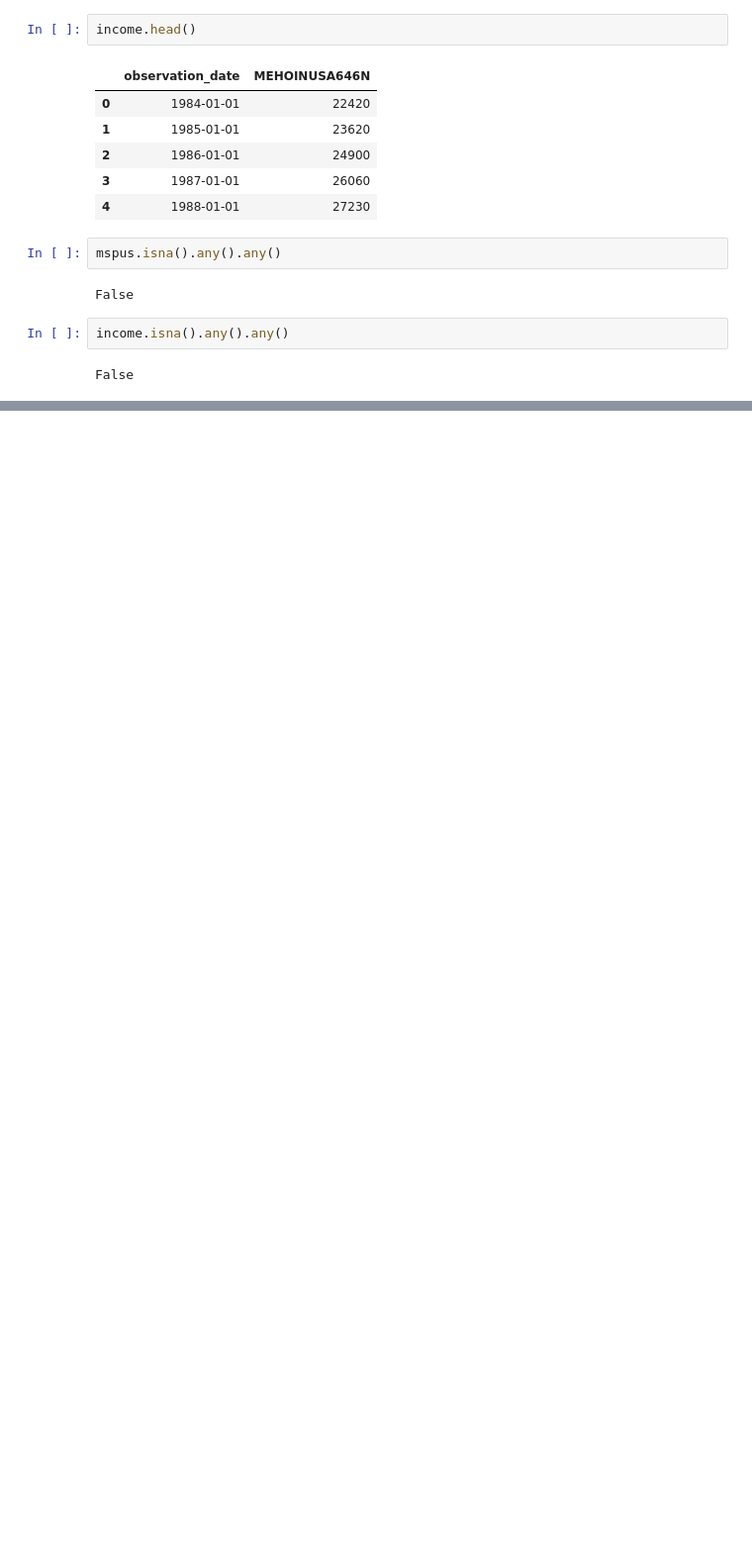
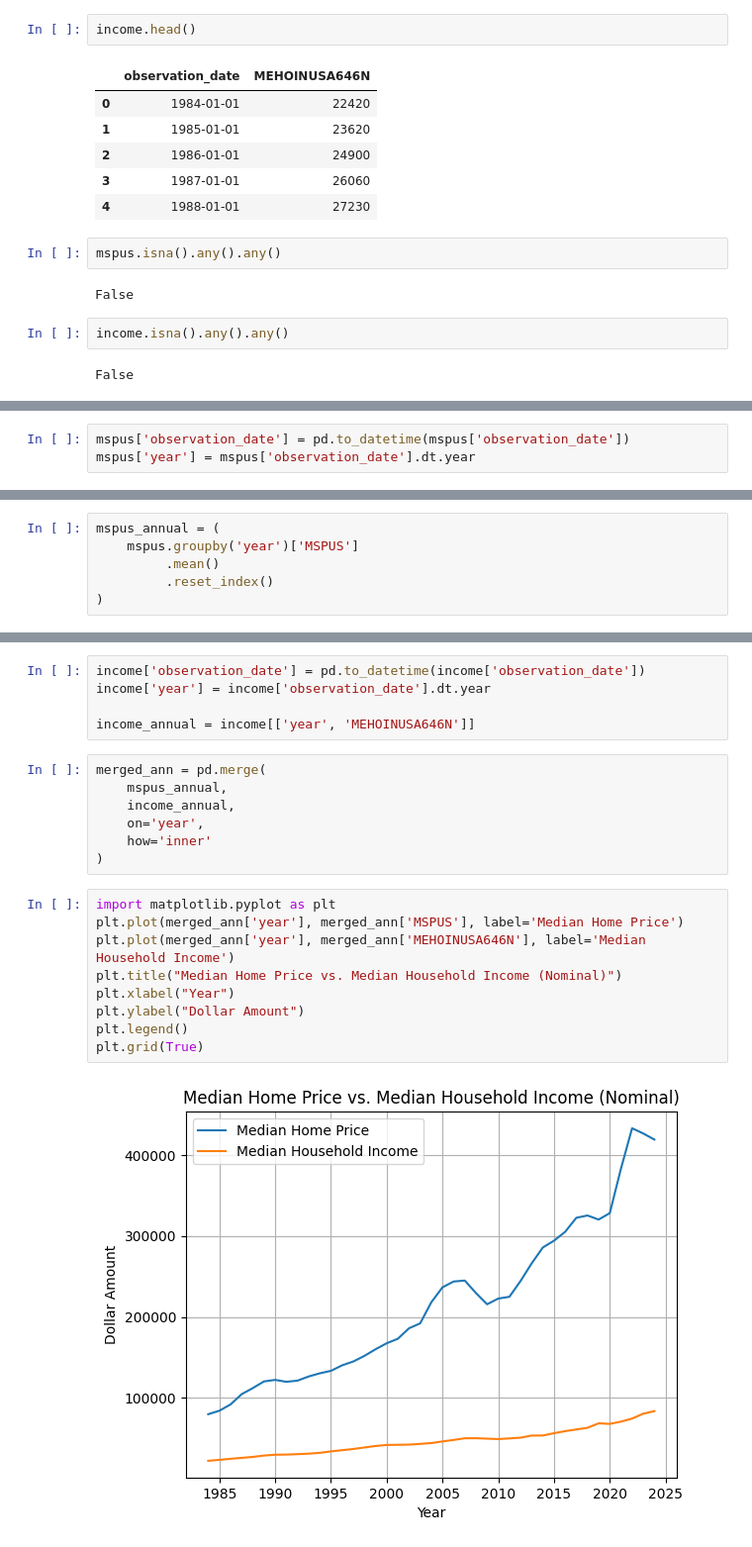
Before and after one commit to arthurdarma/477, a Jupyter notebook: notebooks/cleaning.ipynb, the cells around one changed output, grey strips where cells are left out. Shown at 99% size. Saved outputs shown, nothing was run; the diff lists cells and outputs as text; blank space fills up the shorter version.

```diff
--- a/notebooks/cleaning.ipynb
+++ b/notebooks/cleaning.ipynb
@@ -77,0 +32,3 @@ plt.show()
+# %%
+mspus['observation_date'] = pd.to_datetime(mspus['observation_date'])
+mspus['year'] = mspus['observation_date'].dt.year
@@ -77,0 +51,6 @@ plt.show()
+# %%
+mspus_annual = (
+    mspus.groupby('year')['MSPUS']
+         .mean()
+         .reset_index()
+)
@@ -77,0 +66,23 @@ plt.show()
+# %%
+income['observation_date'] = pd.to_datetime(income['observation_date'])
+income['year'] = income['observation_date'].dt.year
+
+income_annual = income[['year', 'MEHOINUSA646N']]
+# %%
+merged_ann = pd.merge(
+    mspus_annual,
+    income_annual,
+    on='year',
+    how='inner'
+)
+# %%
+import matplotlib.pyplot as plt
+plt.plot(merged_ann['year'], merged_ann['MSPUS'], label='Median Home Price')
+plt.plot(merged_ann['year'], merged_ann['MEHOINUSA646N'], label='Median Household Income')
+plt.title("Median Home Price vs. Median Household Income (Nominal)")
+plt.xlabel("Year")
+plt.ylabel("Dollar Amount")
+plt.legend()
+plt.grid(True)
+# %% [output]
+[figure, added]
```
Also changed, not shown: parts of 7 cells of this notebook, 3 other files.
